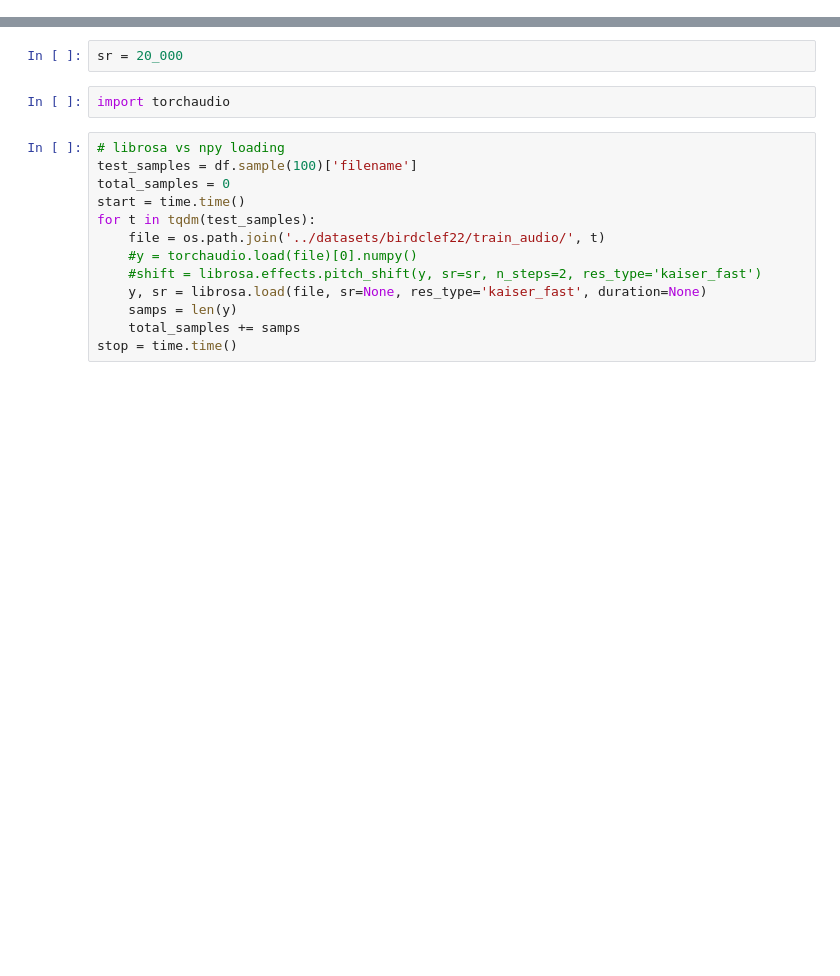
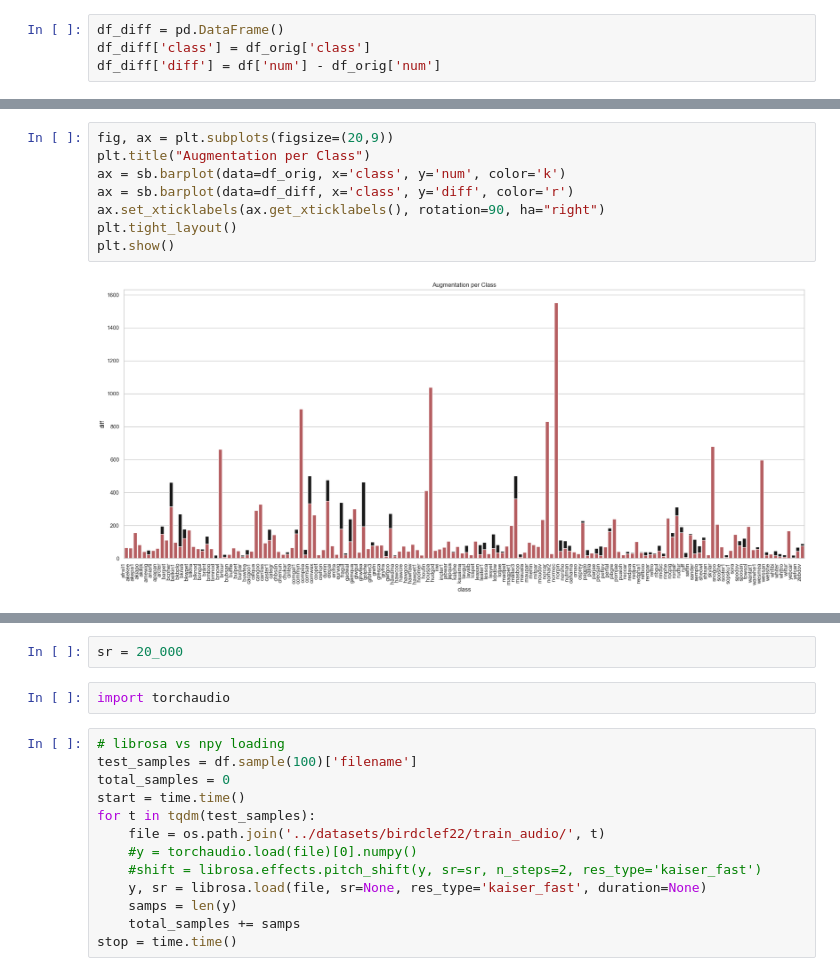
Before and after one commit to gakhromov/ai4good_birdclef, a Jupyter notebook: model/tester.ipynb, the cells around one changed output, grey strips where cells are left out. Saved outputs shown, nothing was run; the diff lists cells and outputs as text; blank space fills up the shorter version.

```diff
--- a/model/tester.ipynb
+++ b/model/tester.ipynb
@@ -33,0 +37,4 @@ folders = os.listdir('../datasets/birdclef22/train_audio/')
+# %%
+df_diff = pd.DataFrame()
+df_diff['class'] = df_orig['class']
+df_diff['diff'] = df['num'] - df_orig['num']
@@ -34 +63,11 @@ folders = os.listdir('../datasets/birdclef22/train_audio/')
+# %%
+fig, ax = plt.subplots(figsize=(20,9))
+plt.title("Augmentation per Class")
+ax = sb.barplot(data=df_orig, x='class', y='num', color='k')
+ax = sb.barplot(data=df_diff, x='class', y='diff', color='r')
+ax.set_xticklabels(ax.get_xticklabels(), rotation=90, ha="right")
+plt.tight_layout()
+plt.show()
+# %% [output]
+[figure, added]
 # %%
```
Also changed, not shown: parts of 11 cells of this notebook, 5 other files.
